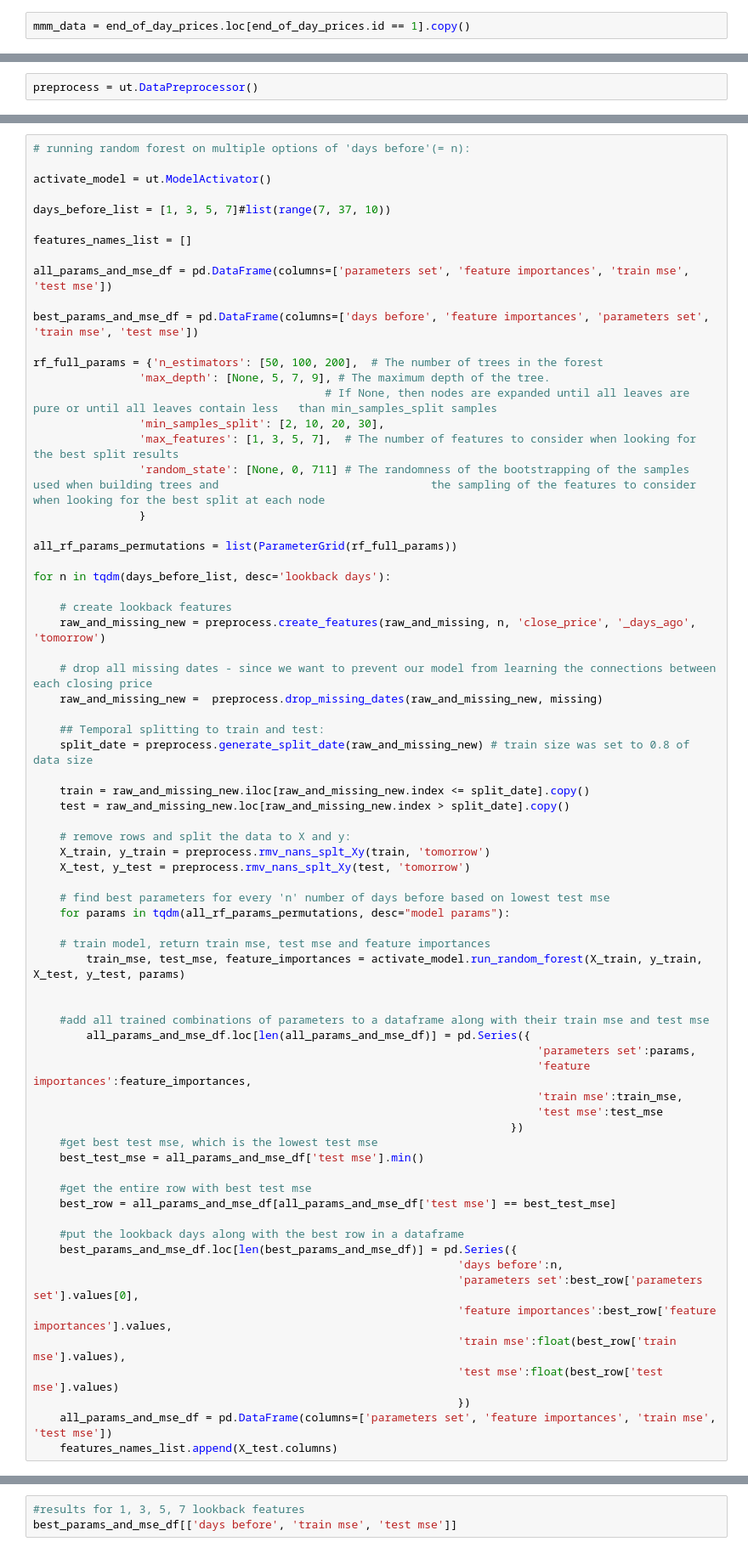
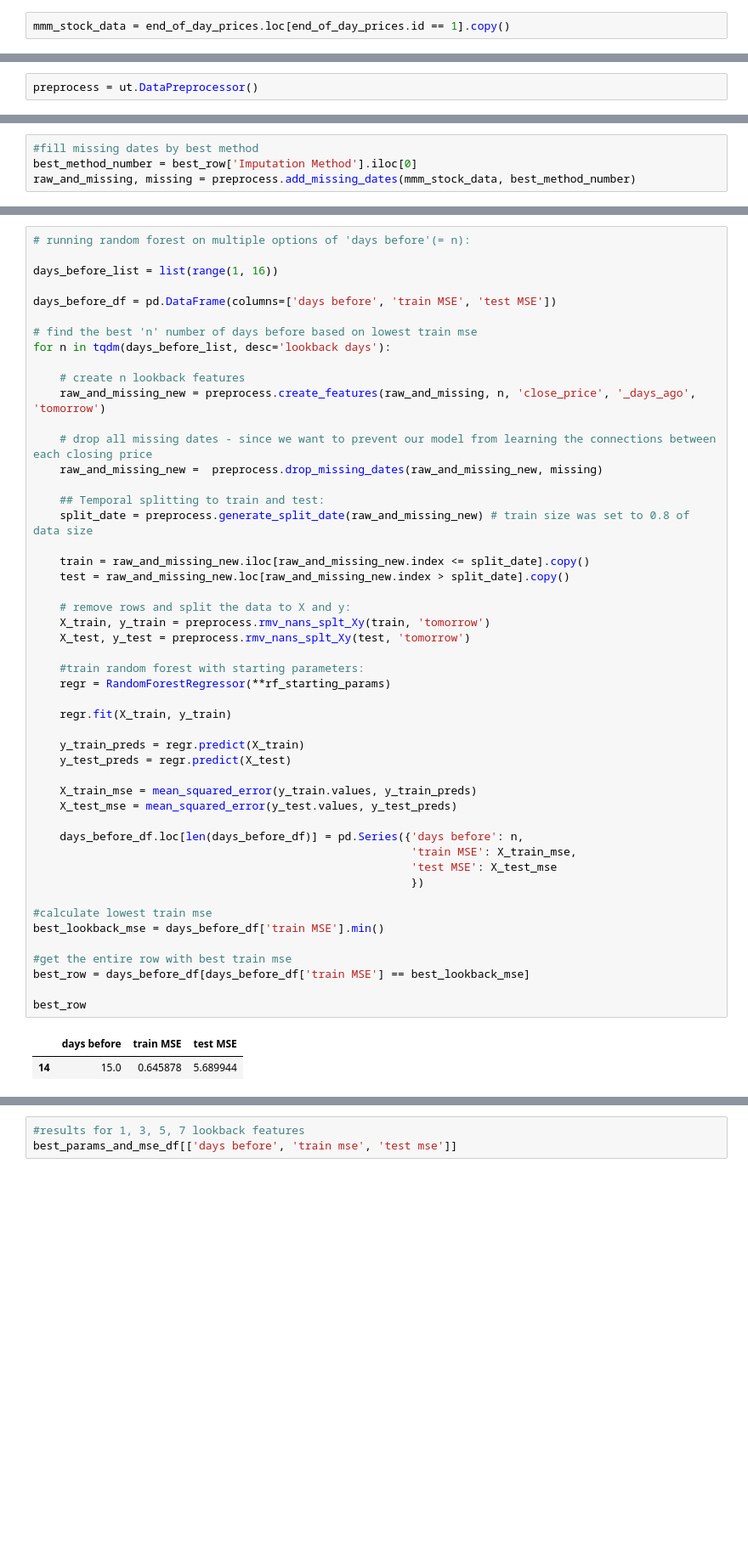
Before and after one commit to Menstuk/stockInspect, a Jupyter notebook: algotrading_model/Algotrading - Modeling On end_of_day_prices Table With 1 Stock.ipynb, the cells around one changed output, grey strips where cells are left out. Shown at 85% size. Drawn from its saved outputs; the diff is of its cells as text; blank space fills up the shorter version.

```diff
--- a/algotrading_model/Algotrading - Modeling On end_of_day_prices Table With 1 Stock.ipynb
+++ b/algotrading_model/Algotrading - Modeling On end_of_day_prices Table With 1 Stock.ipynb
@@ -69,7 +96,7 @@ end_of_day_prices
 # %% [markdown]
 ## We chose to use 'MMM' stock id: 1
 # %%
-mmm_data = end_of_day_prices.loc[end_of_day_prices.id == 1].copy()
+mmm_stock_data = end_of_day_prices.loc[end_of_day_prices.id == 1].copy()
 # %% [markdown]
 ## Exploratory Data Analysis
 # %% [markdown]
@@ -211 +242,5 @@ True
+# %%
+#fill missing dates by best method
+best_method_number = best_row['Imputation Method'].iloc[0]
+raw_and_missing, missing = preprocess.add_missing_dates(mmm_stock_data, best_method_number)
 # %%
@@ -276,71 +256,52 @@ raw_and_missing
 # %%
 # running random forest on multiple options of 'days before'(= n):
 
-activate_model = ut.ModelActivator()
+days_before_list = list(range(1, 16))
 
-days_before_list = [1, 3, 5, 7]#list(range(7, 37, 10))
+days_before_df = pd.DataFrame(columns=['days before', 'train MSE', 'test MSE'])
 
-features_names_list = []
-
-all_params_and_mse_df = pd.DataFrame(columns=['parameters set', 'feature importances', 'train mse', 'test mse'])
-
-best_params_and_mse_df = pd.DataFrame(columns=['days before', 'feature importances', 'parameters set', 'train mse', 'test mse'])
-
-rf_full_params = {'n_estimators': [50, 100, 200],  # The number of trees in the forest
-                'max_depth': [None, 5, 7, 9], # The maximum depth of the tree.
-                                            # If None, then nodes are expanded until all leaves are pure or until all leaves contain less   than min_samples_split samples
-                'min_samples_split': [2, 10, 20, 30],
-                'max_features': [1, 3, 5, 7],  # The number of features to consider when looking for the best split results
-                'random_state': [None, 0, 711] # The randomness of the bootstrapping of the samples used when building trees and                                the sampling of the features to consider when looking for the best split at each node
-                }
-
-all_rf_params_permutations = list(ParameterGrid(rf_full_params))
-
+# find the best 'n' number of days before based on lowest train mse
 for n in tqdm(days_before_list, desc='lookback days'):
 
-    # create lookback features
+    # create n lookback features
     raw_and_missing_new = preprocess.create_features(raw_and_missing, n, 'close_price', '_days_ago', 'tomorrow')
 
     # drop all missing dates - since we want to prevent our model from learning the connections between each closing price
     raw_and_missing_new =  preprocess.drop_missing_dates(raw_and_missing_new, missing)
 
     ## Temporal splitting to train and test:
     split_date = preprocess.generate_split_date(raw_and_missing_new) # train size was set to 0.8 of data size
 
     train = raw_and_missing_new.iloc[raw_and_missing_new.index <= split_date].copy()
     test = raw_and_missing_new.loc[raw_and_missing_new.index > split_date].copy()
 
     # remove rows and split the data to X and y:
     X_train, y_train = preprocess.rmv_nans_splt_Xy(train, 'tomorrow')
     X_test, y_test = preprocess.rmv_nans_splt_Xy(test, 'tomorrow')
 
-    # find best parameters for every 'n' number of days before based on lowest test mse
-    for params in tqdm(all_rf_params_permutations, desc="model params"):
+    #train random forest with starting parameters:
+    regr = RandomForestRegressor(**rf_starting_params)
 
-    # train model, return train mse, test mse and feature importances
-        train_mse, test_mse, feature_importances = activate_model.run_random_forest(X_train, y_train, X_test, y_test, params)
+    regr.fit(X_train, y_train)
 
+    y_train_preds = regr.predict(X_train)
+    y_test_preds = regr.predict(X_test)
 
-    #add all trained combinations of parameters to a dataframe along with their train mse and test mse
-        all_params_and_mse_df.loc[len(all_params_and_mse_df)] = pd.Series({
-                                                                            'parameters set':params,
-                                                                            'feature importances':feature_importances,
-                                                                            'train mse':train_mse,
-                                                                            'test mse':test_mse
-                                                                        })
-    #get best test mse, which is the lowest test mse
-    best_test_mse = all_params_and_mse_df['test mse'].min()
+    X_train_mse = mean_squared_error(y_train.values, y_train_preds)
+    X_test_mse = mean_squared_error(y_test.values, y_test_preds)
 
-    #get the entire row with best test mse
-    best_row = all_params_and_mse_df[all_params_and_mse_df['test mse'] == best_test_mse]
+    days_before_df.loc[len(days_before_df)] = pd.Series({'days before': n,
+                                                         'train MSE': X_train_mse,
+                                                         'test MSE': X_test_mse
+                                                         })
 
-    #put the lookback days along with the best row in a dataframe
-    best_params_and_mse_df.loc[len(best_params_and_mse_df)] = pd.Series({
-                                                                'days before':n,
-                                                                'parameters set':best_row['parameters set'].values[0],
-                                                                'feature importances':best_row['feature importances'].values,
-                                                                'train mse':float(best_row['train mse'].values),
-                                                                'test mse':float(best_row['test mse'].values)
-                                                                })
-    all_params_and_mse_df = pd.DataFrame(columns=['parameters set', 'feature importances', 'train mse', 'test mse'])
-    features_names_list.append(X_test.columns)
+#calculate lowest train mse
+best_lookback_mse = days_before_df['train MSE'].min()
+
+#get the entire row with best train mse
+best_row = days_before_df[days_before_df['train MSE'] == best_lookback_mse]
+
+best_row
+# %% [output]
+|  | days before | train MSE | test MSE |
+| 14 | 15.0 | 0.645878 | 5.689944 |
```
Also changed, not shown: parts of 32 cells of this notebook, 10 other files.
